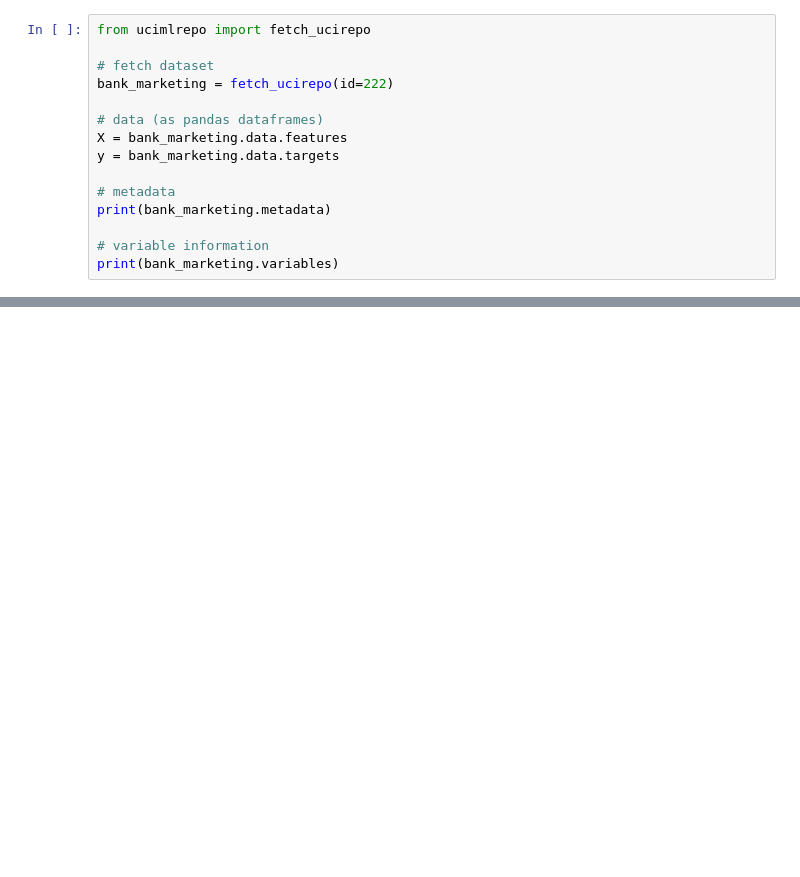
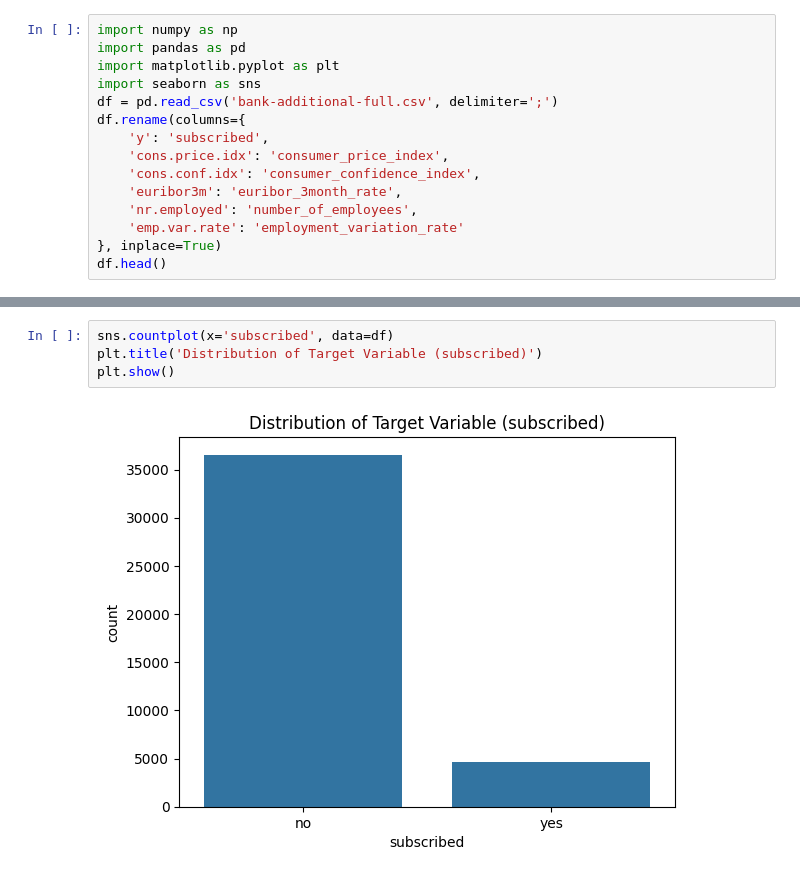
Before and after one commit to joedemcher/bank-marketing, a Jupyter notebook: Bank Marketing Analysis.ipynb, the cells around one changed output, grey strips where cells are left out. Drawn from its saved outputs; the diff is of its cells as text; blank space fills up the shorter version.

Commit message:
initial overview of data
Signed-off-by: Joseph Demcher <git@joedem.ch>

```diff
--- a/Bank Marketing Analysis.ipynb
+++ b/Bank Marketing Analysis.ipynb
@@ -1,16 +1,16 @@
 # %%
-from ucimlrepo import fetch_ucirepo
-
-# fetch dataset
-bank_marketing = fetch_ucirepo(id=222)
-
-# data (as pandas dataframes)
-X = bank_marketing.data.features
-y = bank_marketing.data.targets
-
-# metadata
-print(bank_marketing.metadata)
-
-# variable information
-print(bank_marketing.variables)
+import numpy as np
+import pandas as pd
+import matplotlib.pyplot as plt
+import seaborn as sns
+df = pd.read_csv('bank-additional-full.csv', delimiter=';')
+df.rename(columns={
+    'y': 'subscribed',
+    'cons.price.idx': 'consumer_price_index',
+    'cons.conf.idx': 'consumer_confidence_index',
+    'euribor3m': 'euribor_3month_rate',
+    'nr.employed': 'number_of_employees',
+    'emp.var.rate': 'employment_variation_rate'
+}, inplace=True)
+df.head()
 # %% [output]
@@ -33,0 +64,6 @@ print(bank_marketing.variables)
+# %%
+sns.countplot(x='subscribed', data=df)
+plt.title('Distribution of Target Variable (subscribed)')
+plt.show()
+# %% [output]
+[figure, added]
```
Also changed, not shown: parts of 6 cells of this notebook, 1 other file.
